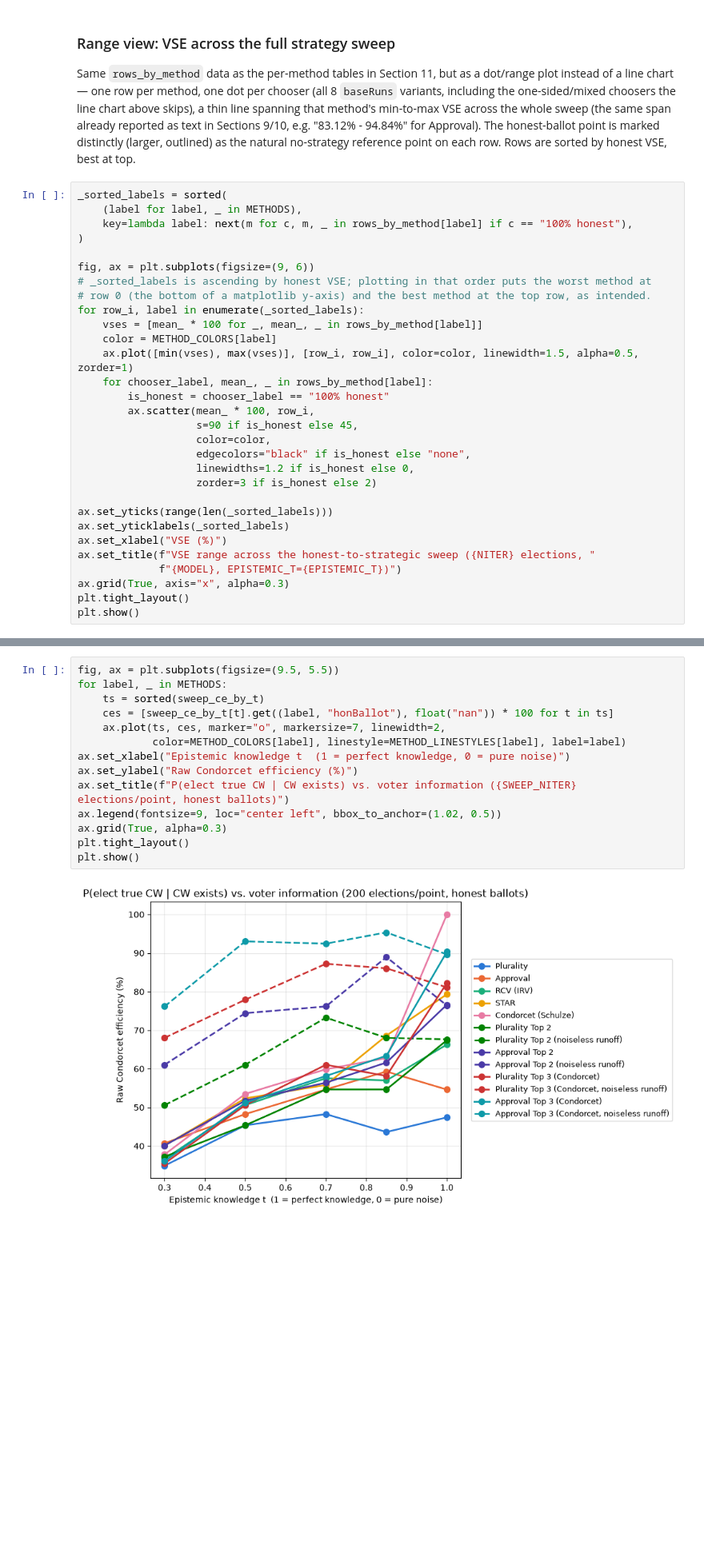
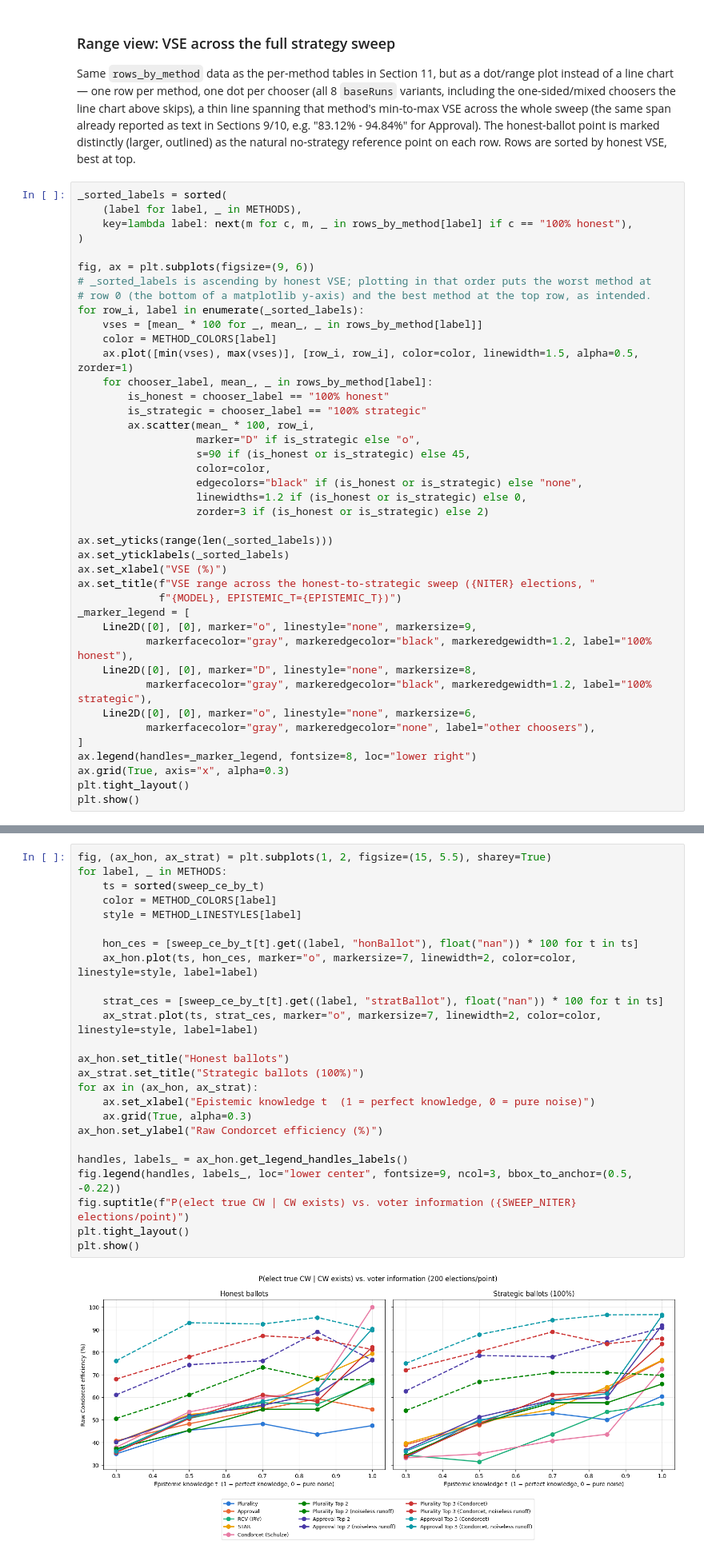
Before and after one commit to eigentaylor/vse-sim, a Jupyter notebook: notebooks/vse_simulation.ipynb, the cells around one changed output, grey strips where cells are left out. Shown at 80% size. Cells and saved outputs as stored; diff of their text form; blank space fills up the shorter version.

```diff
--- a/notebooks/vse_simulation.ipynb
+++ b/notebooks/vse_simulation.ipynb
@@ -2601,18 +2602,29 @@ for row_i, label in enumerate(_sorted_labels):
     ax.plot([min(vses), max(vses)], [row_i, row_i], color=color, linewidth=1.5, alpha=0.5, zorder=1)
     for chooser_label, mean_, _ in rows_by_method[label]:
         is_honest = chooser_label == "100% honest"
+        is_strategic = chooser_label == "100% strategic"
         ax.scatter(mean_ * 100, row_i,
-                   s=90 if is_honest else 45,
+                   marker="D" if is_strategic else "o",
+                   s=90 if (is_honest or is_strategic) else 45,
                    color=color,
-                   edgecolors="black" if is_honest else "none",
-                   linewidths=1.2 if is_honest else 0,
-                   zorder=3 if is_honest else 2)
+                   edgecolors="black" if (is_honest or is_strategic) else "none",
+                   linewidths=1.2 if (is_honest or is_strategic) else 0,
+                   zorder=3 if (is_honest or is_strategic) else 2)
 
 ax.set_yticks(range(len(_sorted_labels)))
 ax.set_yticklabels(_sorted_labels)
 ax.set_xlabel("VSE (%)")
 ax.set_title(f"VSE range across the honest-to-strategic sweep ({NITER} elections, "
              f"{MODEL}, EPISTEMIC_T={EPISTEMIC_T})")
+_marker_legend = [
+    Line2D([0], [0], marker="o", linestyle="none", markersize=9,
+           markerfacecolor="gray", markeredgecolor="black", markeredgewidth=1.2, label="100% honest"),
+    Line2D([0], [0], marker="D", linestyle="none", markersize=8,
+           markerfacecolor="gray", markeredgecolor="black", markeredgewidth=1.2, label="100% strategic"),
+    Line2D([0], [0], marker="o", linestyle="none", markersize=6,
+           markerfacecolor="gray", markeredgecolor="none", label="other choosers"),
+]
+ax.legend(handles=_marker_legend, fontsize=8, loc="lower right")
 ax.grid(True, axis="x", alpha=0.3)
 plt.tight_layout()
 plt.show()
@@ -2706,19 +2720,30 @@ election, so this is P(elect CW | CW exists) at each `t`, not a per-election qua
 # %%
-fig, ax = plt.subplots(figsize=(9.5, 5.5))
+fig, (ax_hon, ax_strat) = plt.subplots(1, 2, figsize=(15, 5.5), sharey=True)
 for label, _ in METHODS:
     ts = sorted(sweep_ce_by_t)
-    ces = [sweep_ce_by_t[t].get((label, "honBallot"), float("nan")) * 100 for t in ts]
-    ax.plot(ts, ces, marker="o", markersize=7, linewidth=2,
-            color=METHOD_COLORS[label], linestyle=METHOD_LINESTYLES[label], label=label)
-ax.set_xlabel("Epistemic knowledge t  (1 = perfect knowledge, 0 = pure noise)")
-ax.set_ylabel("Raw Condorcet efficiency (%)")
-ax.set_title(f"P(elect true CW | CW exists) vs. voter information ({SWEEP_NITER} elections/point, honest ballots)")
-ax.legend(fontsize=9, loc="center left", bbox_to_anchor=(1.02, 0.5))
-ax.grid(True, alpha=0.3)
+    color = METHOD_COLORS[label]
+    style = METHOD_LINESTYLES[label]
+
+    hon_ces = [sweep_ce_by_t[t].get((label, "honBallot"), float("nan")) * 100 for t in ts]
+    ax_hon.plot(ts, hon_ces, marker="o", markersize=7, linewidth=2, color=color, linestyle=style, label=label)
+
+    strat_ces = [sweep_ce_by_t[t].get((label, "stratBallot"), float("nan")) * 100 for t in ts]
+    ax_strat.plot(ts, strat_ces, marker="o", markersize=7, linewidth=2, color=color, linestyle=style, label=label)
+
+ax_hon.set_title("Honest ballots")
+ax_strat.set_title("Strategic ballots (100%)")
+for ax in (ax_hon, ax_strat):
+    ax.set_xlabel("Epistemic knowledge t  (1 = perfect knowledge, 0 = pure noise)")
+    ax.grid(True, alpha=0.3)
+ax_hon.set_ylabel("Raw Condorcet efficiency (%)")
+
+handles, labels_ = ax_hon.get_legend_handles_labels()
+fig.legend(handles, labels_, loc="lower center", fontsize=9, ncol=3, bbox_to_anchor=(0.5, -0.22))
+fig.suptitle(f"P(elect true CW | CW exists) vs. voter information ({SWEEP_NITER} elections/point)")
 plt.tight_layout()
 plt.show()
 # %% [output]
-[figure, old version]
+[figure, new version]
 # %% [markdown]
 ## 15. VSE range by epistemic knowledge (t)
 
```
Also changed, not shown: parts of 12 cells of this notebook.
